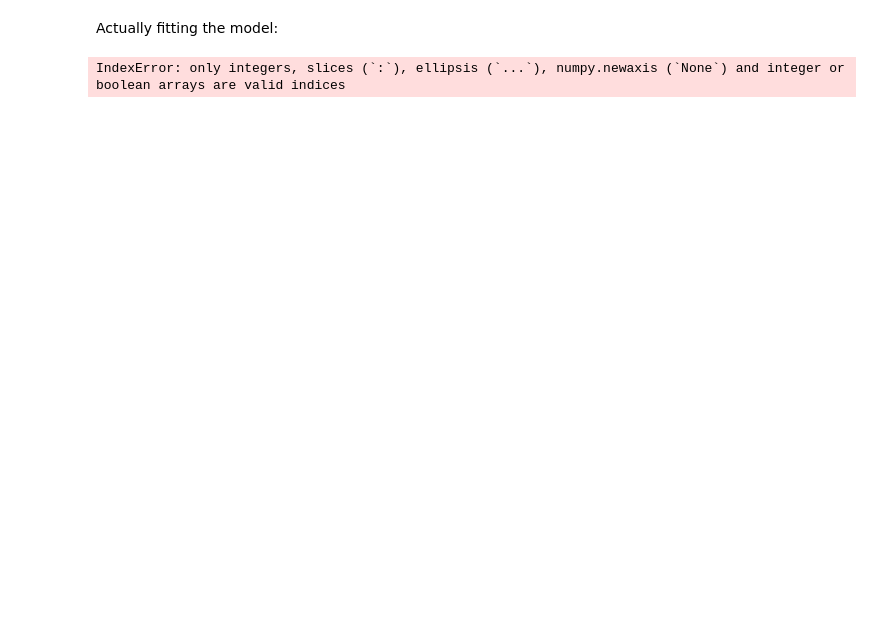
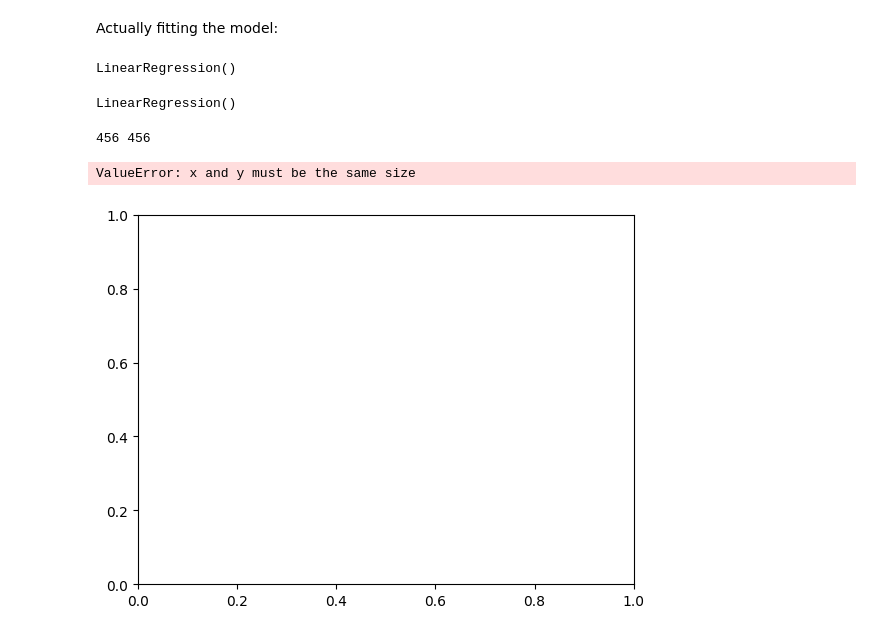
Before and after one commit to devishi-r/Goal-Prediction, a Jupyter notebook: prediction.ipynb, the cells around one changed output. Saved outputs shown, nothing was run; the diff lists cells and outputs as text; code cells hidden in the pictures; blank space fills up the shorter version.

```diff
--- a/prediction.ipynb
+++ b/prediction.ipynb
@@ -264,9 +200,0 @@ TypeError: Encoders require their input argument must be uniformly strings or nu
-# %%
-
-ct = ColumnTransformer(
-    transformers=[
-        ('encoder', LabelEncoder(), string_columns)
-    ],
-    remainder='passthrough'  # Passthrough any columns not specified in transformers
-)
-X = np.array(ct.fit_transform(X))
@@ -277,13 +258,31 @@ Actually fitting the model:
 # %%
 from sklearn.model_selection import train_test_split
 X_train, X_test, y_train, y_test = train_test_split(X, y, test_size = 0.2, random_state = 0)
-# %%
-label_encoders = {}
-
-# Apply label encoding to each column with string values in both training and test sets
-for col in string_columns:
-    label_encoders[col] = LabelEncoder()
-    X_train[col] = label_encoders[col].fit_transform(X_train[col])
-    X_test[col] = label_encoders[col].transform(X_test[col])
-# %% [output]
-IndexError: only integers, slices (`:`), ellipsis (`...`), numpy.newaxis (`None`) and integer or boolean arrays are valid indices
+# %%
+from sklearn.linear_model import LinearRegression
+regressor = LinearRegression()
+regressor.fit(X_train, y_train)
+# %% [output]
+LinearRegression()
+# %%
+from sklearn.preprocessing import PolynomialFeatures
+poly_reg = PolynomialFeatures(degree = 5)
+X_poly = poly_reg.fit_transform(X_train)
+lin_reg_2 = LinearRegression()
+lin_reg_2.fit(X_poly, y_train)
+# %% [output]
+LinearRegression()
+# %%
+print(len(X_train), len(y_train))
+# %% [output]
+456 456
+# %%
+X_train_flat = X_train.flatten()
+y_train_flat = y_train.flatten()
+
+# Plot the scatter plot
+plt.scatter(X_train_flat, y_train_flat, color='red')
+plt.show()
+# %% [output]
+ValueError: x and y must be the same size
+[figure, added]
```
Also changed, not shown: parts of 20 cells of this notebook, 1 other file.
